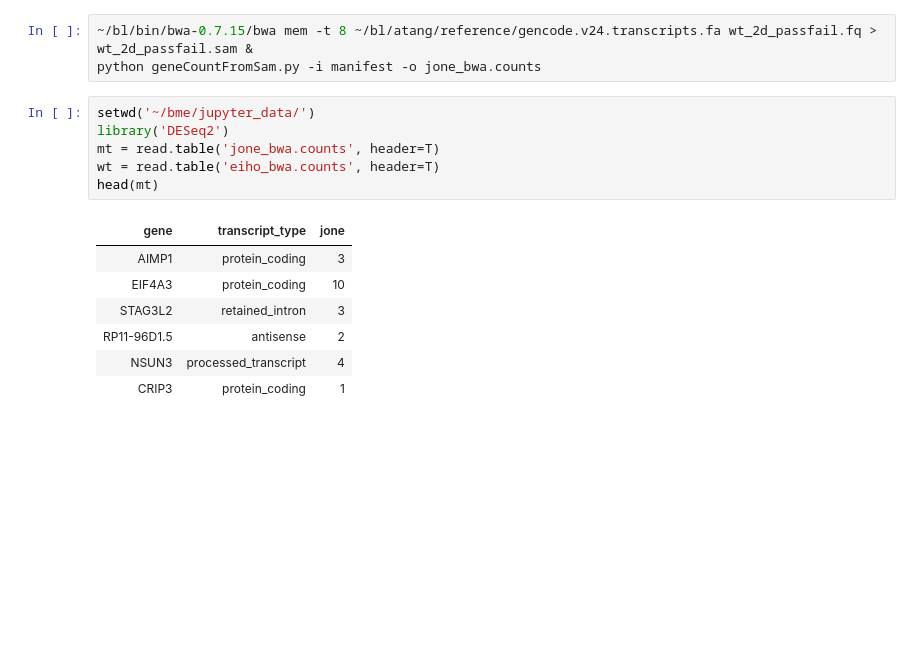
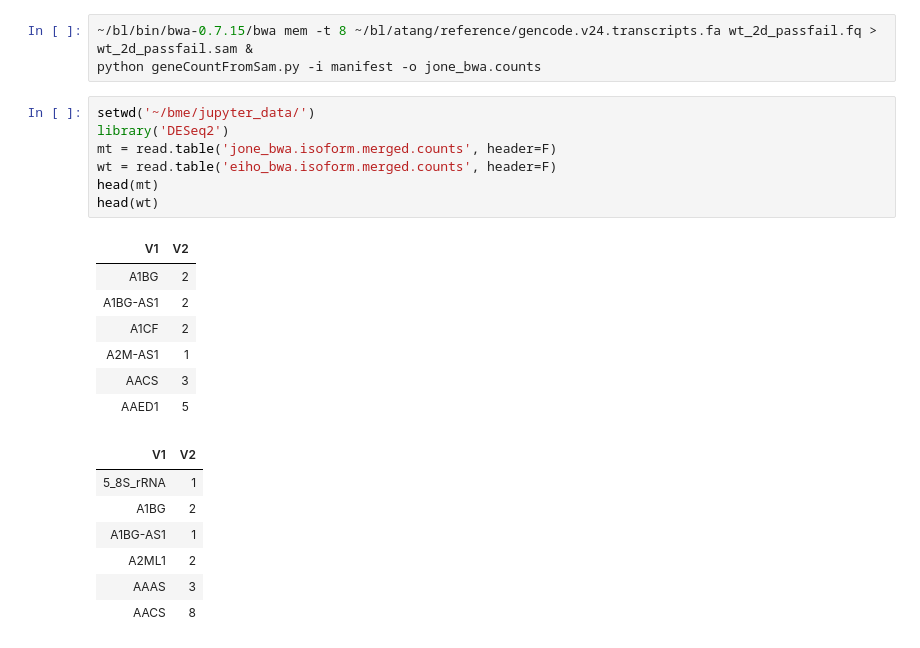
Before and after one commit to belgravia/jupyter-notebooks, a Jupyter notebook: SF3B1 Differential Expression.ipynb, the cells around one changed output. Drawn from its saved outputs; the diff is of its cells as text; blank space fills up the shorter version.

```diff
--- a/SF3B1 Differential Expression.ipynb
+++ b/SF3B1 Differential Expression.ipynb
@@ -7,15 +7,23 @@ python geneCountFromSam.py -i manifest -o jone_bwa.counts
 # %%
 setwd('~/bme/jupyter_data/')
 library('DESeq2')
-mt = read.table('jone_bwa.counts', header=T)
-wt = read.table('eiho_bwa.counts', header=T)
+mt = read.table('jone_bwa.isoform.merged.counts', header=F)
+wt = read.table('eiho_bwa.isoform.merged.counts', header=F)
 head(mt)
+head(wt)
 # %% [output]
-| gene | transcript_type | jone |
-| AIMP1 | protein_coding | 3 |
-| EIF4A3 | protein_coding | 10 |
-| STAG3L2 | retained_intron | 3 |
-| RP11-96D1.5 | antisense | 2 |
-| NSUN3 | processed_transcript | 4 |
-| CRIP3 | protein_coding | 1 |
+| V1 | V2 |
+| A1BG | 2 |
+| A1BG-AS1 | 2 |
+| A1CF | 2 |
+| A2M-AS1 | 1 |
+| AACS | 3 |
+| AAED1 | 5 |
+| V1 | V2 |
+| 5_8S_rRNA | 1 |
+| A1BG | 2 |
+| A1BG-AS1 | 1 |
+| A2ML1 | 2 |
+| AAAS | 3 |
+| AACS | 8 |
 # %%
```
Also changed, not shown: parts of 4 cells of this notebook.
